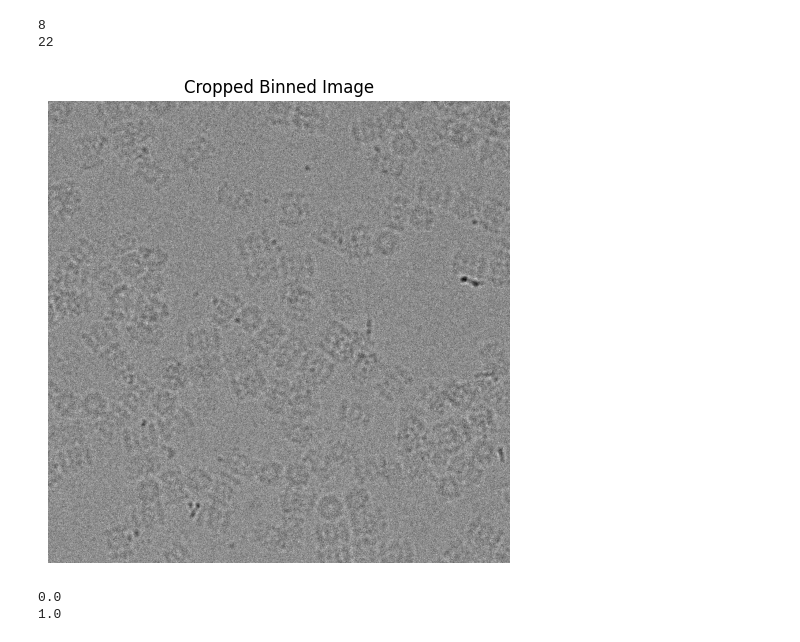
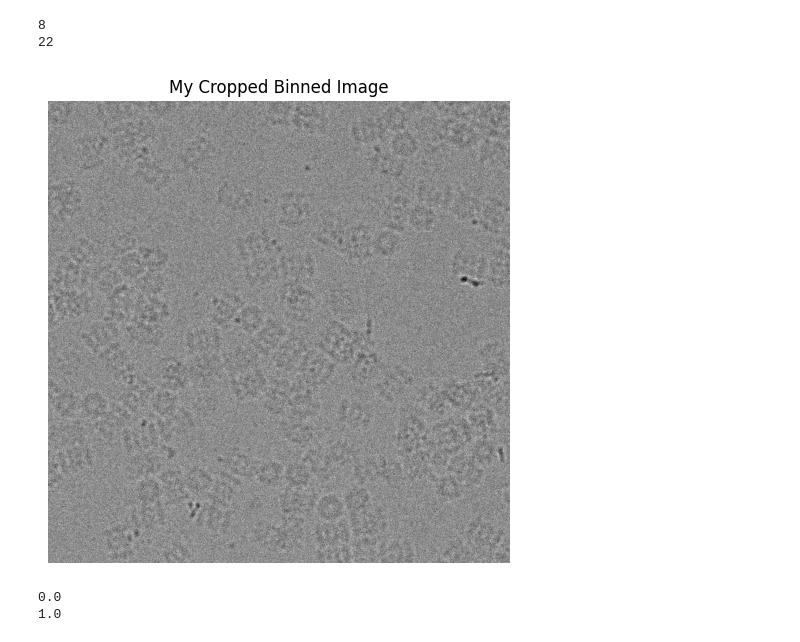
Before and after one commit to tsiamba/Projet_GPI_Tsiambaka, a Jupyter notebook: Projet_GPI_structurale_Tsiambaka.ipynb, the cells around one changed output. Saved outputs shown, nothing was run; the diff lists cells and outputs as text; code cells hidden in the pictures.

```diff
--- a/Projet_GPI_structurale_Tsiambaka.ipynb
+++ b/Projet_GPI_structurale_Tsiambaka.ipynb
@@ -228,21 +228,21 @@ print(binned_image.max())
 # %%
 ### crop of the binned image
 
 # Define crop coordinates
 x_start = 200
 x_end = 1000
 y_start = 200
 y_end = 1000
 
 # Crop the binned image
 cropped_binned_image = binned_image[y_start:y_end, x_start:x_end]
 
 # Display
 plt.figure(figsize=(6,6))
 plt.imshow(cropped_binned_image, cmap='gray')
-plt.title("Cropped Binned Image")
+plt.title("My Cropped Binned Image")
 plt.axis('off')
 plt.show()
 # %% [output]
-[figure, old version]
+[figure, new version]
 # %%
```
Also changed, not shown: parts of 3 cells of this notebook.
